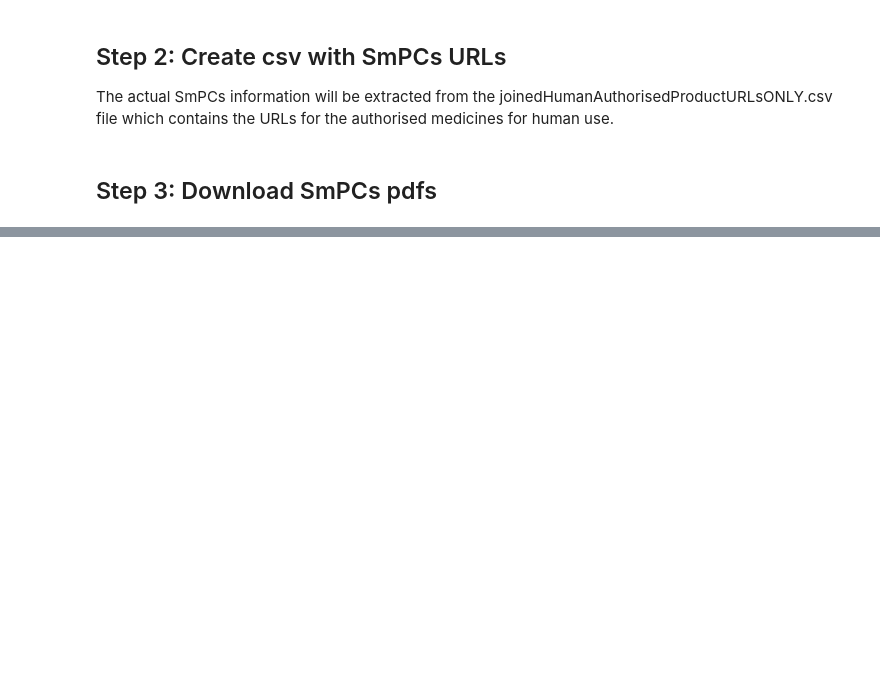
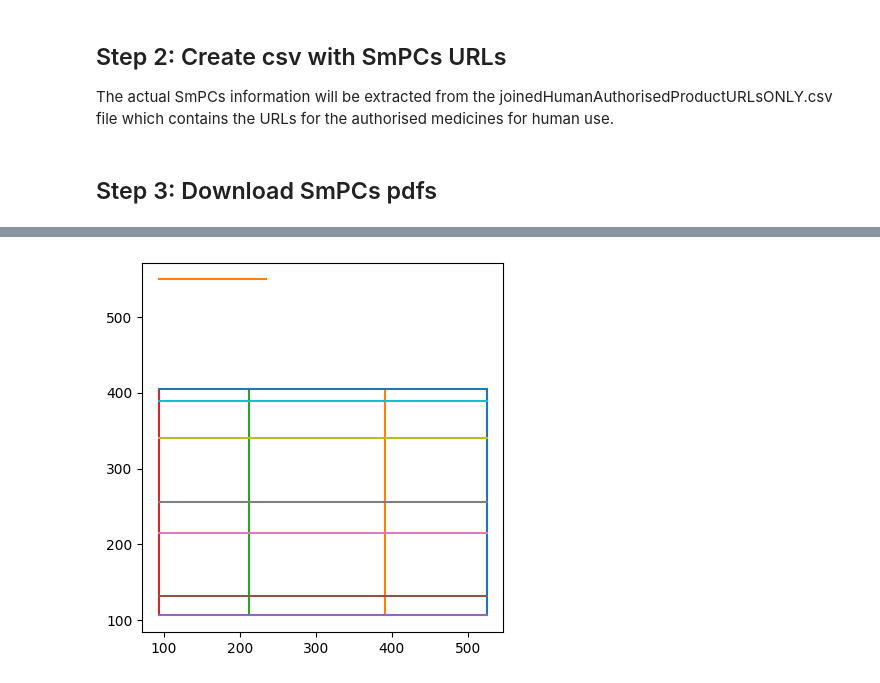
Before and after one commit to inab-certh/Knowledge-Graph-for-EMA-EPARs, a Jupyter notebook: SmPCs_PDFs_Knowledge_Graps.ipynb, the cells around one changed output, grey strips where cells are left out. Cells and saved outputs as stored; diff of their text form; code cells hidden in the pictures; blank space fills up the shorter version.

```diff
--- a/SmPCs_PDFs_Knowledge_Graps.ipynb
+++ b/SmPCs_PDFs_Knowledge_Graps.ipynb
@@ -332,0 +459,4 @@ AR list: ['Blood glucose fluctuation']
+# %%
+camelot.plot(tables[3], kind='line').show()
+# %% [output]
+[figure, added]
```
Also changed, not shown: parts of 52 cells of this notebook, 3 other files.
